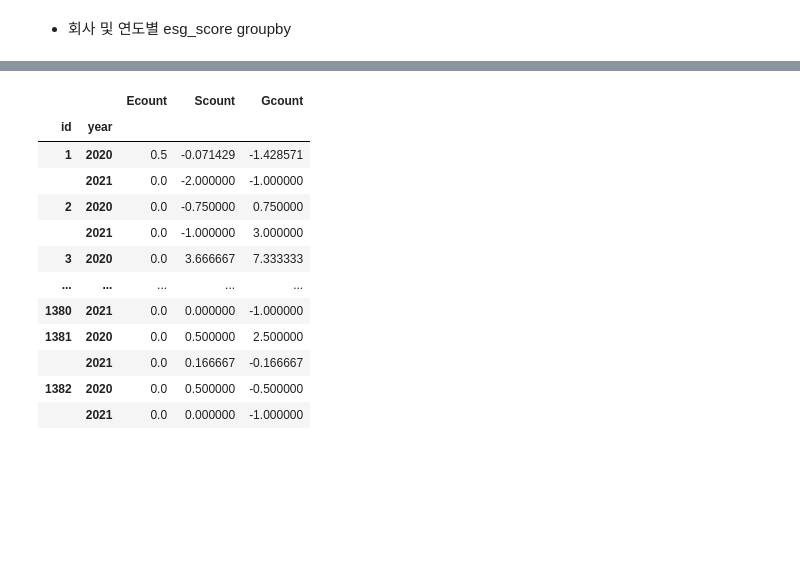
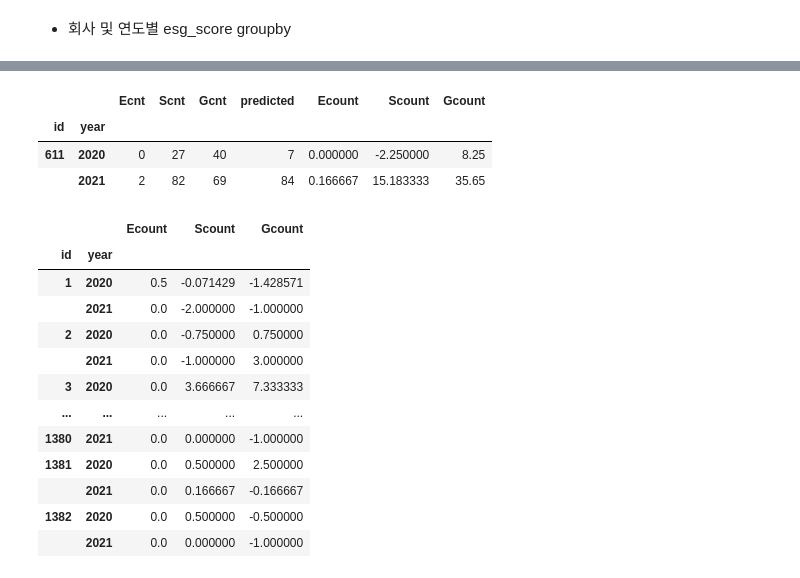
Before and after one commit to March-of-the-Ants/ESG-Rating-System, a Jupyter notebook: 5. rating/scoring_esg.ipynb, the cells around one changed output, grey strips where cells are left out. Cells and saved outputs as stored; diff of their text form; code cells hidden in the pictures; blank space fills up the shorter version.

```diff
--- a/5. rating/scoring_esg.ipynb
+++ b/5. rating/scoring_esg.ipynb
@@ -32 +86,8 @@ predict.head()
+# %%
+predict.loc[predict['id'] == 611].groupby(['id','year']).sum()
+# %% [output]
+|  |  | Ecnt | Scnt | Gcnt | predicted | Ecount | Scount | Gcount |
+| id | year |  |  |  |  |  |  |  |
+| 611 | 2020 | 0 | 27 | 40 | 7 | 0.000000 | -2.250000 | 8.25 |
+|  | 2021 | 2 | 82 | 69 | 84 | 0.166667 | 15.183333 | 35.65 |
 # %%
```
Also changed, not shown: parts of 12 cells of this notebook, 4 other files.
